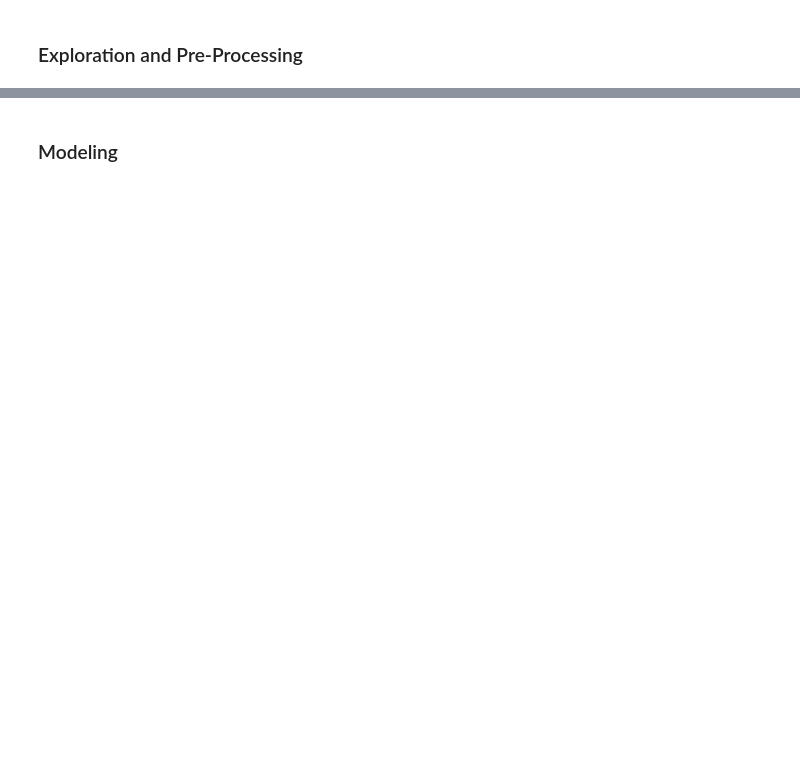
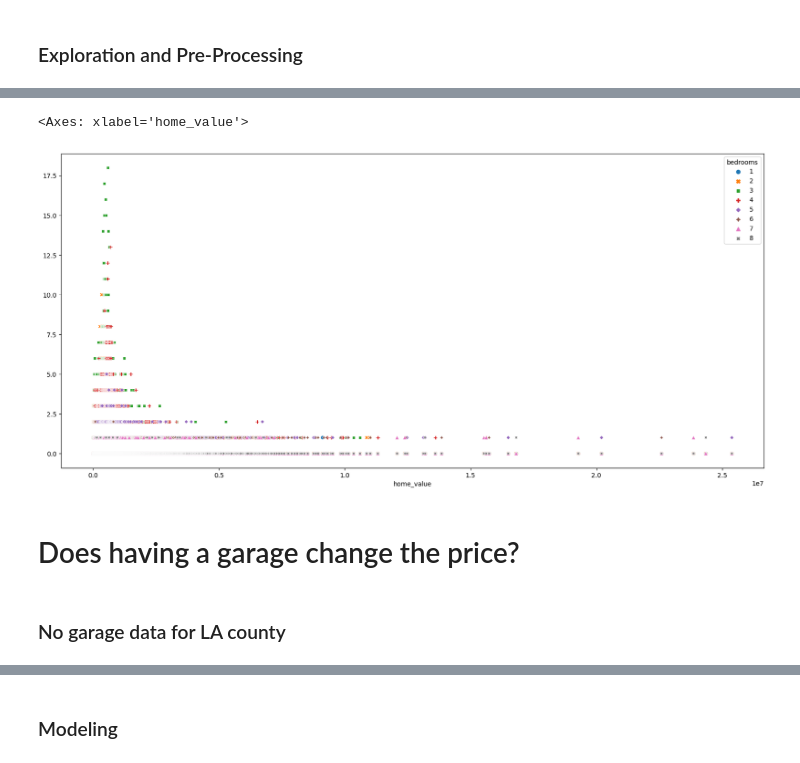
Before and after one commit to Joshua-Click/zillow-project, a Jupyter notebook: zillow_work.ipynb, the cells around one changed output, grey strips where cells are left out. Saved outputs shown, nothing was run; the diff lists cells and outputs as text; code cells hidden in the pictures; blank space fills up the shorter version.

```diff
--- a/zillow_work.ipynb
+++ b/zillow_work.ipynb
@@ -12,0 +346,30 @@ Let's get the env setup
+# %%
+def prep_zillow(df):
+    '''takes the zillow dataframe, drops nulls, drops transactiondate, changes column names,
+    and replaces null values in garage columns
+
+    argument: df
+
+    returns: clean_df
+    '''
+    # rename columns
+    df.rename(columns={'fips': 'county', 'bedroomcnt': 'bedrooms', 'garagecarcnt': 'garage_fits', 'bathroomcnt': 'bathrooms', 'garagetotalsqft': 'garage_area', 'calculatedfinishedsquarefeet': 'finished_area', 'lotsizesquarefeet': 'lot_area', 'taxvaluedollarcnt': 'home_value'}, inplace=True)
+
+    # garage_fits change nan, dtype=int, fill nulls for garage_area
+    df.garage_fits = df.garage_fits.fillna(0).astype(int)
+    df.garage_area = df.garage_area.fillna(0)
+
+    # take care of null vals for yearbuilt, finished_area, lot_area, and home_value
+    df.dropna(axis=0,inplace=True)
+    # change yearbuilt type to int
+    df.yearbuilt = df.yearbuilt.astype(int)
+    # drop transactiondate
+    df = df.drop(columns='transactiondate')
+    # start with county, change unique values
+    df.county = df.county.map({6037: 'LA', 6059: 'Orange', 6111: 'Ventura'})
+    # change bedroom dtype to int and drop values 0 and everything above 8
+    df['bedrooms'] = df.bedrooms.astype(int)
+    df.drop(df[df['bedrooms'] > 8].index, inplace=True)
+    df.drop(df[df['bedrooms'] == 0].index, inplace=True)
+
+    return df
@@ -14,0 +501,12 @@ Let's get the env setup
+# %%
+home_bed = pd.crosstab(df.bedrooms, df.home_value).T
+# %%
+plt.figure(figsize=(20,9))
+sns.scatterplot(home_bed)
+# %% [output]
+<Axes: xlabel='home_value'>
+[figure, added]
+# %% [markdown]
+# Does having a garage change the price?
+# %% [markdown]
+### No garage data for LA county
```
Also changed, not shown: parts of 93 cells of this notebook, 2 other files.
